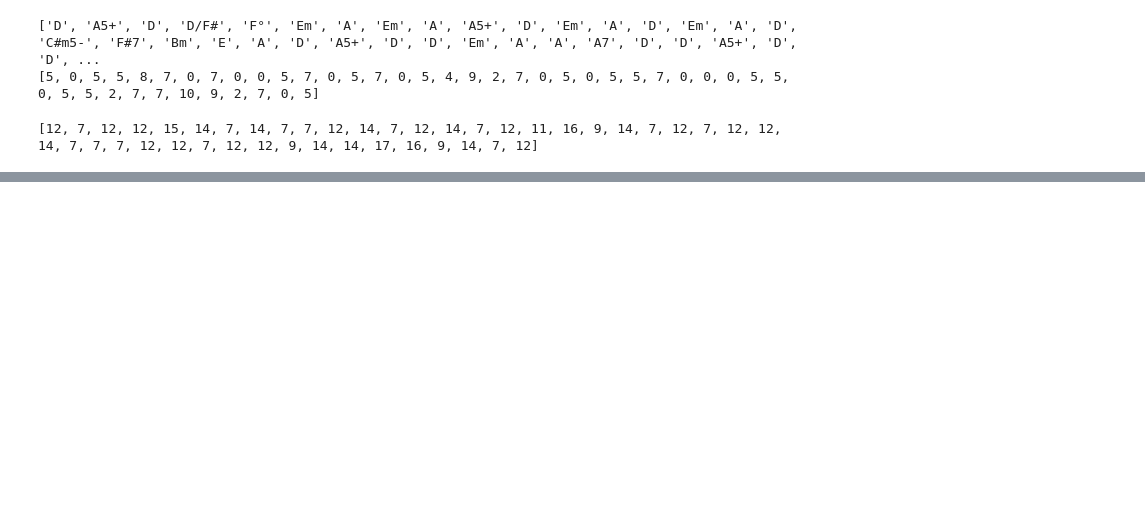
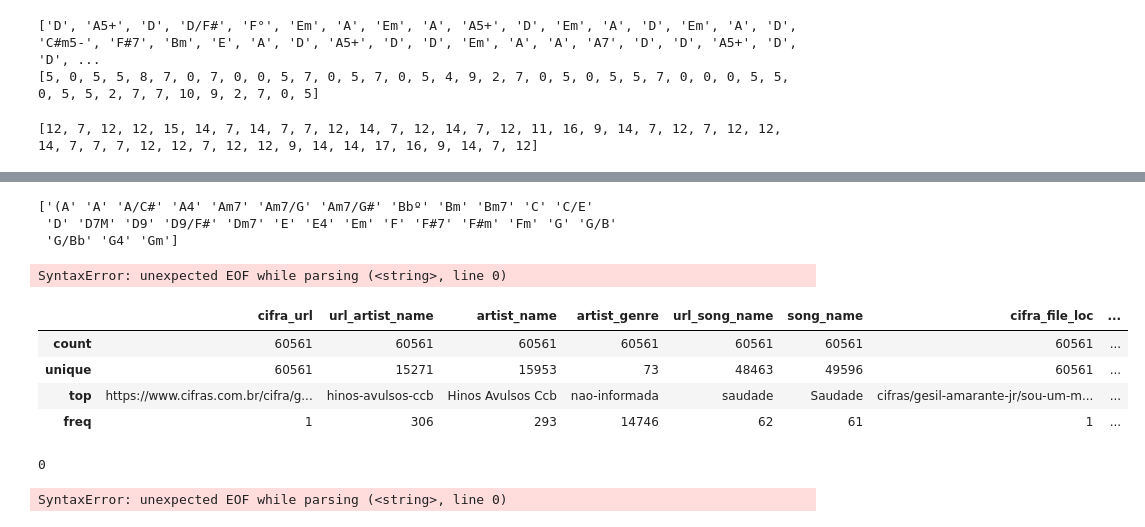
Before and after one commit to yurimarca/cifra-web-scrape, a Jupyter notebook: initial-data-analysis.ipynb, the cells around one changed output, grey strips where cells are left out. Saved outputs shown, nothing was run; the diff lists cells and outputs as text; code cells hidden in the pictures; blank space fills up the shorter version.

Commit message:
Music vocabulary include redundant information, which should be adapted

```diff
--- a/initial-data-analysis.ipynb
+++ b/initial-data-analysis.ipynb
@@ -1356,0 +1402,34 @@ Bm
+# %%
+# Take unique chords for each song harmony
+def get_song_vocab(cifra_df_item):
+    harmony_array = eval(cifra_df_item['harmony'])
+    song_vocab = np.unique(harmony_array)
+    return song_vocab
+
+print(get_song_vocab(valid_cifras_df.iloc[1560]))
+# %% [output]
+['(A' 'A' 'A/C#' 'A4' 'Am7' 'Am7/G' 'Am7/G#' 'Bbº' 'Bm' 'Bm7' 'C' 'C/E'
+ 'D' 'D7M' 'D9' 'D9/F#' 'Dm7' 'E' 'E4' 'Em' 'F' 'F#7' 'F#m' 'Fm' 'G' 'G/B'
+ 'G/Bb' 'G4' 'Gm']
+# %%
+all_song_vocab = valid_cifras_df.apply(get_song_vocab, axis=1)
+all_song_vocab
+# %% [output]
+SyntaxError: unexpected EOF while parsing (<string>, line 0)
+# %%
+valid_cifras_df.describe()
+# %% [output]
+|  | cifra_url | url_artist_name | artist_name | artist_genre | url_song_name | song_name | cifra_file_loc | ... |
+| count | 60561 | 60561 | 60561 | 60561 | 60561 | 60561 | 60561 | ... |
+| unique | 60561 | 15271 | 15953 | 73 | 48463 | 49596 | 60561 | ... |
+| top | https://www.cifras.com.br/cifra/g... | hinos-avulsos-ccb | Hinos Avulsos Ccb | nao-informada | saudade | Saudade | cifras/gesil-amarante-jr/sou-um-m... | ... |
+| freq | 1 | 306 | 293 | 14746 | 62 | 61 | 1 | ... |
+# %%
+len(valid_cifras_df[valid_cifras_df["harmony"].isna()])
+# %% [output]
+0
+# %%
+for index, row in valid_cifras_df.iterrows():
+    all_songs_vocab = get_song_vocab(row)
+# %% [output]
+SyntaxError: unexpected EOF while parsing (<string>, line 0)
```
Also changed, not shown: parts of 44 cells of this notebook.
